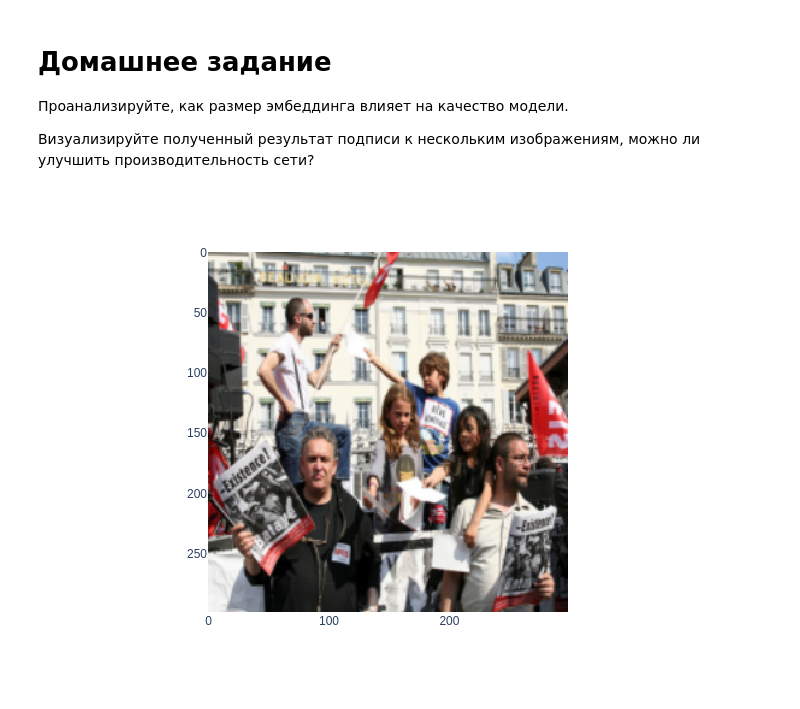
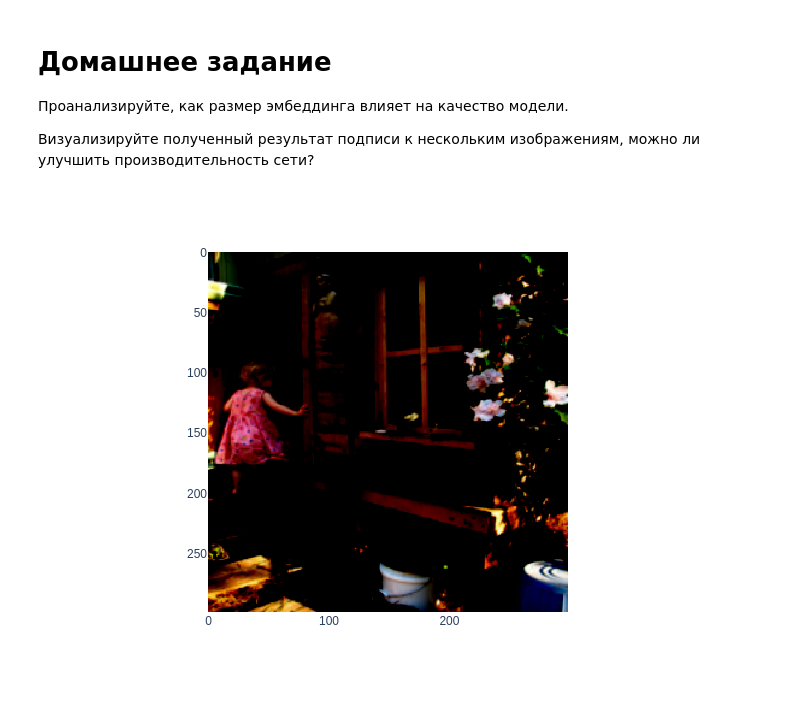
Before and after one commit to ScReameer/cv_learning, a Jupyter notebook: CV/CV-11. Смешанные задачи/Image_Captioning.ipynb, the cells around one changed output. Saved outputs shown, nothing was run; the diff lists cells and outputs as text; code cells hidden in the pictures.

Commit message:
image coloring

```diff
--- a/CV/CV-11. Смешанные задачи/Image_Captioning.ipynb
+++ b/CV/CV-11. Смешанные задачи/Image_Captioning.ipynb
@@ -307,11 +304,11 @@ trained_model = train(256, 1)
 
 Визуализируйте полученный результат подписи к нескольким изображениям, можно ли улучшить производительность сети?
 # %%
-image = dataset.__getitem__(30000)
-image = transforms.Resize((299, 299), antialias=True)(image[0].cuda()[None, ...])
+image = dataset.__getitem__(0)
+image = transforms.Normalize((0.5, 0.5, 0.5), (0.5, 0.5, 0.5))(transforms.Resize((299, 299), antialias=True)(image[0].cuda()[None, ...]))
 px.imshow(image[0].permute(1, 2, 0).cpu().numpy()).show('png')
 # %% [output]
-[figure, old version]
+[figure, new version]
 # %%
 trained_model.caption_image(image, dataset.vocab, max_length=50)
 # %% [output]
```
Also changed, not shown: parts of 5 cells of this notebook, 2 other files.
